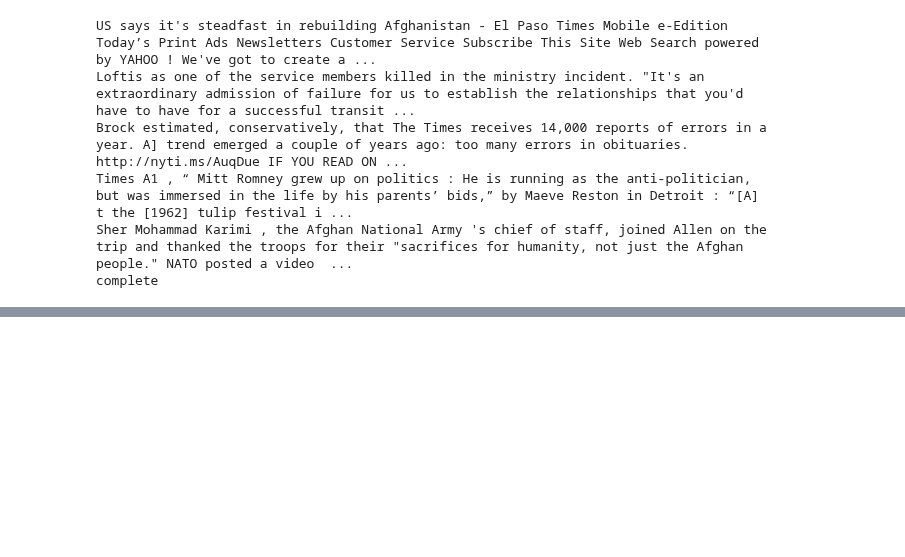
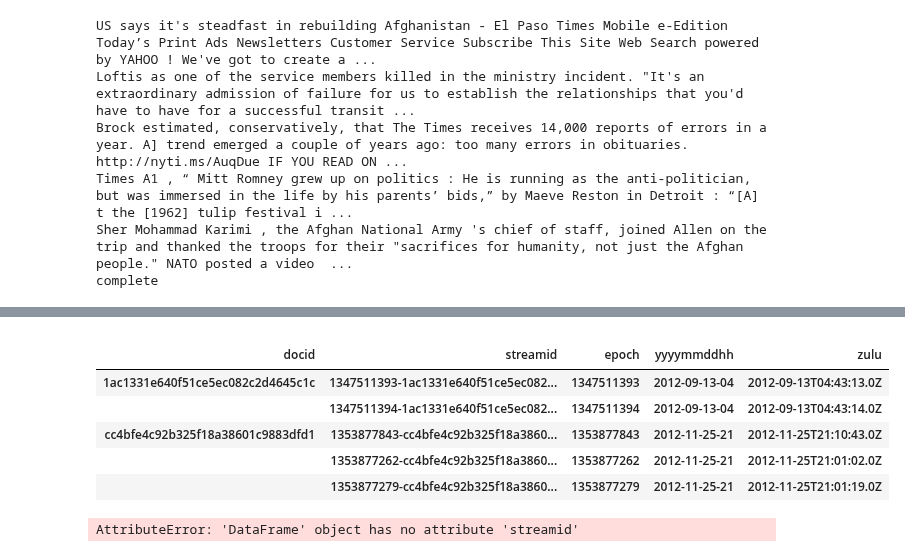
Before and after one commit to 2198998b/AAARG-dissertation, a Jupyter notebook: notebooks/lang-model-prototyping.ipynb, the cells around one changed output, grey strips where cells are left out. Cells and saved outputs as stored; diff of their text form; code cells hidden in the pictures; blank space fills up the shorter version.

```diff
--- a/notebooks/lang-model-prototyping.ipynb
+++ b/notebooks/lang-model-prototyping.ipynb
@@ -673,0 +740,23 @@ print(sent_sum)
+# %%
+update_df = create_update_df()
+# %%
+display(update_df[0:5])
+# %% [output]
+|  |  |  |  |  |
+| docid | streamid | epoch | yyyymmddhh | zulu |
+| 1ac1331e640f51ce5ec082c2d4645c1c | 1347511393-1ac1331e640f51ce5ec082... | 1347511393 | 2012-09-13-04 | 2012-09-13T04:43:13.0Z |
+|  | 1347511394-1ac1331e640f51ce5ec082... | 1347511394 | 2012-09-13-04 | 2012-09-13T04:43:14.0Z |
+| cc4bfe4c92b325f18a38601c9883dfd1 | 1353877843-cc4bfe4c92b325f18a3860... | 1353877843 | 2012-11-25-21 | 2012-11-25T21:10:43.0Z |
+|  | 1353877262-cc4bfe4c92b325f18a3860... | 1353877262 | 2012-11-25-21 | 2012-11-25T21:01:02.0Z |
+|  | 1353877279-cc4bfe4c92b325f18a3860... | 1353877279 | 2012-11-25-21 | 2012-11-25T21:01:19.0Z |
+# %%
+# test compare the topic 1, 0:10 slice
+test_topic_streamids = corpus[corpus['topic_id'] == 1][0:10]['streamid']
+
+def nugget_rows(streamids):
+    nug_rows = nugget_df[nugget_df['streamid'].isin(streamids)]
+    print(nug_rows)
+
+compare_sum()
+# %% [output]
+AttributeError: 'DataFrame' object has no attribute 'streamid'
```
Also changed, not shown: parts of 15 cells of this notebook.
